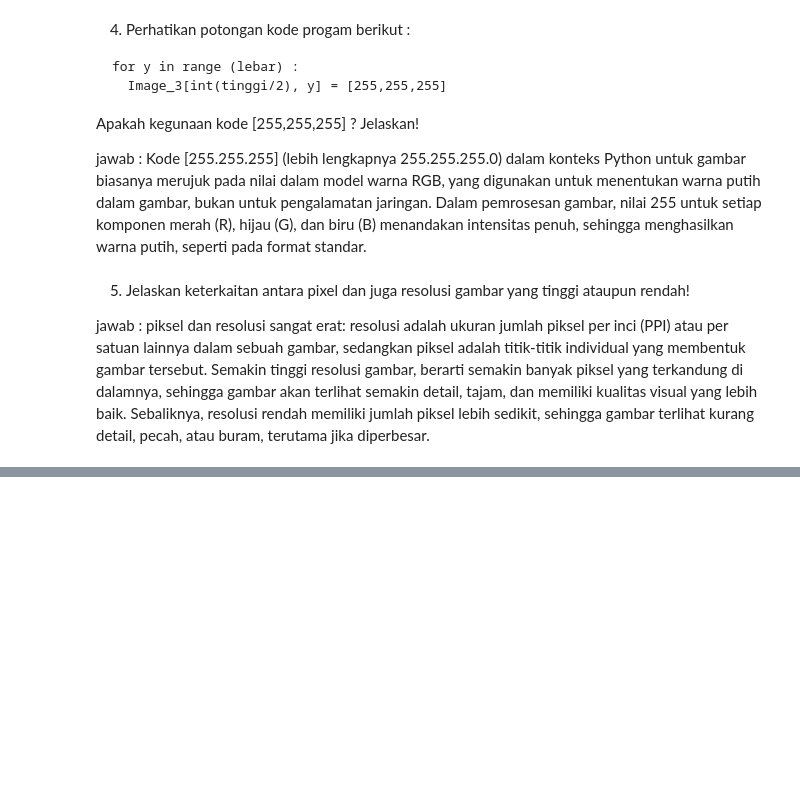
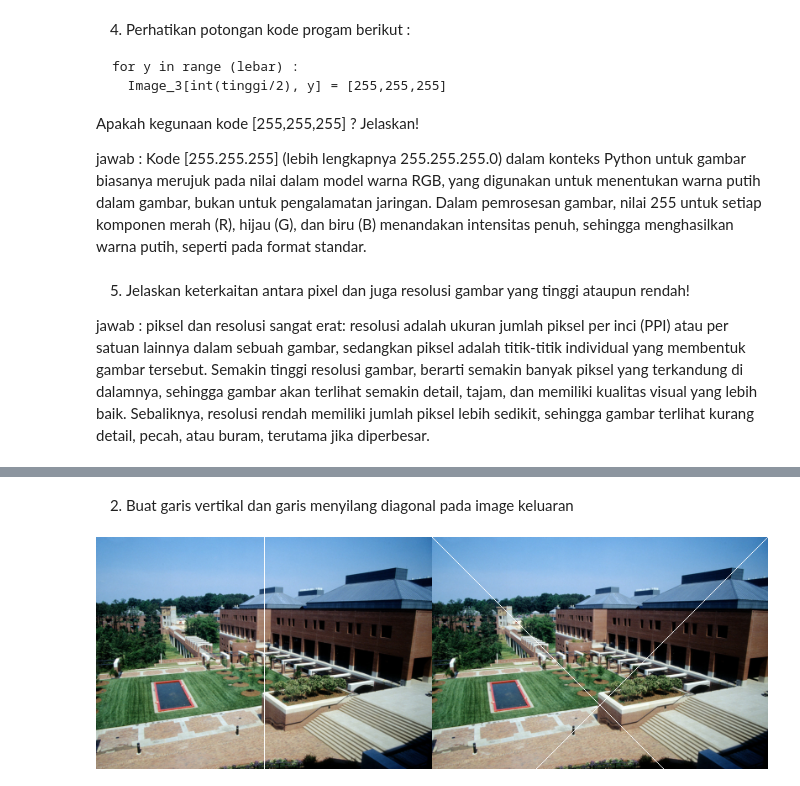
Before and after one commit to AlexanderDev2004/PCVK, a Jupyter notebook: week1.ipynb, the cells around one changed output, grey strips where cells are left out. Cells and saved outputs as stored; diff of their text form; code cells hidden in the pictures; blank space fills up the shorter version.

```diff
--- a/week1.ipynb
+++ b/week1.ipynb
@@ -104,0 +131,28 @@ jawab : piksel dan resolusi sangat erat: resolusi adalah ukuran jumlah piksel pe
+# %% [markdown]
+2. Buat garis vertikal dan garis menyilang diagonal pada image keluaran
+# %%
+# Konversi ke RGB
+Image_2 = cv.cvtColor(Image, cv.COLOR_BGR2RGB)
+
+# Copy untuk versi modifikasi
+Image_vertikal = Image_2.copy()
+Image_diagonal = Image_2.copy()
+
+tinggi, lebar, _ = Image.shape
+
+# --- Versi 1: Garis Vertikal ---
+for y in range(tinggi):
+    Image_vertikal[y, lebar // 2] = [255, 255, 255]  # garis putih di tengah vertikal
+
+# --- Versi 2: Garis Diagonal ---
+for i in range(min(tinggi, lebar)):
+    Image_diagonal[i, i] = [255, 255, 255]  # diagonal utama (↘)
+    Image_diagonal[i, lebar - i - 1] = [255, 255, 255]  # diagonal lain (↙) → jadi silang (X)
+
+# Gabungkan untuk dibandingkan
+final_frame = cv.hconcat((Image_vertikal, Image_diagonal))
+
+# Tampilkan
+cv2_imshow(final_frame)
+# %% [output]
+[figure, added]
```
Also changed, not shown: parts of 8 cells of this notebook.
